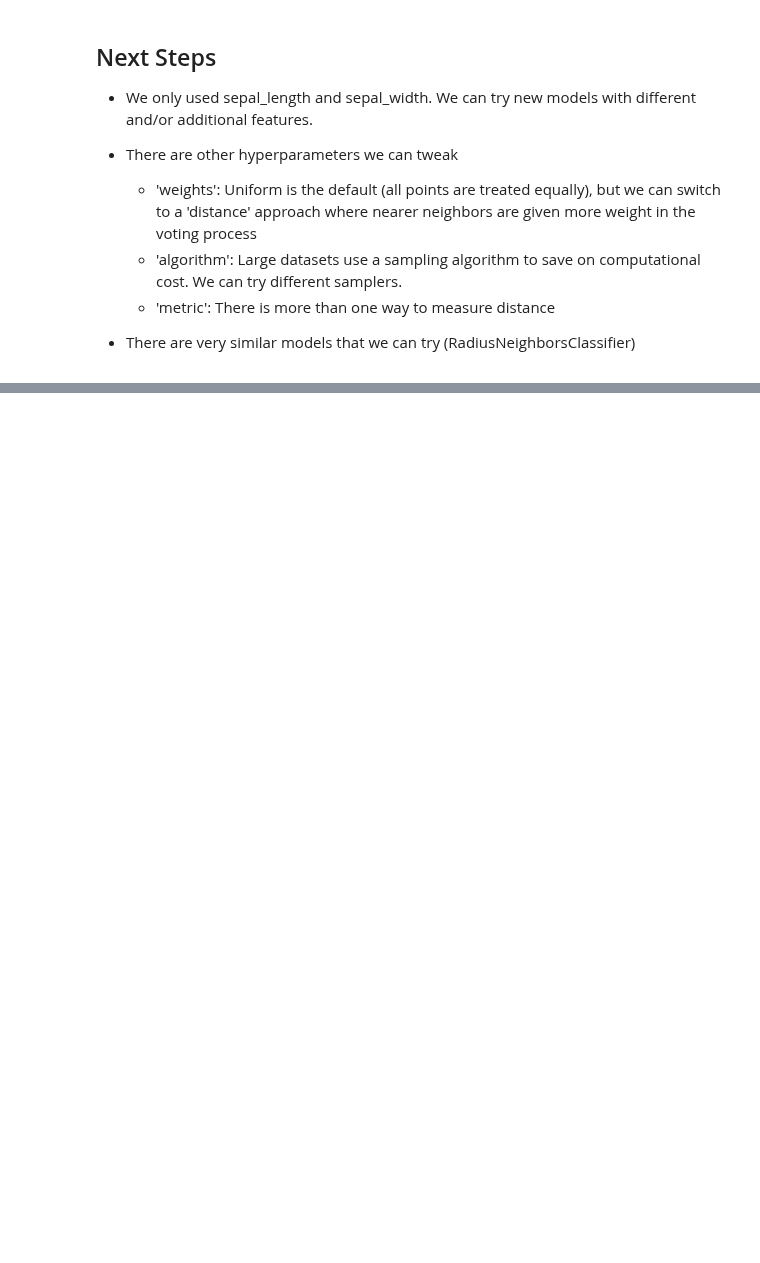
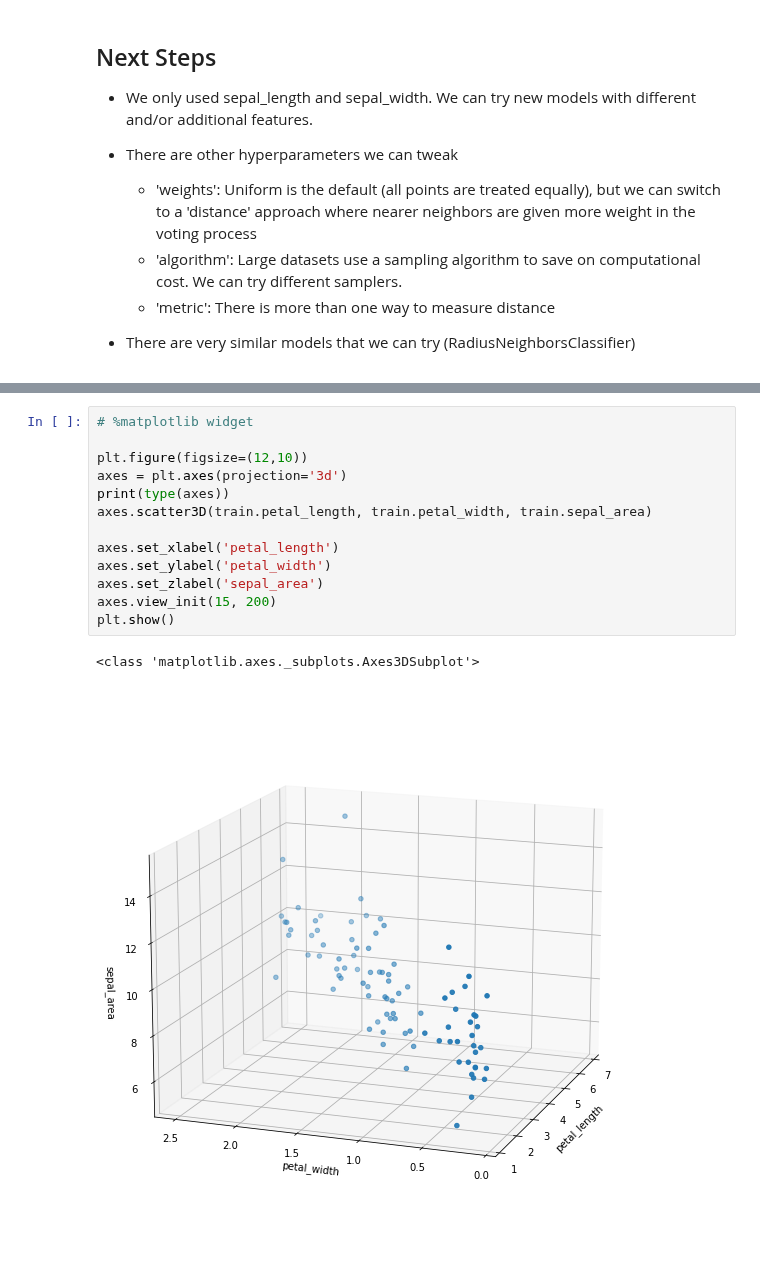
Before and after one commit to David-Howell/classification-exercises, a Jupyter notebook: k_nearest_neighbors_lesson_notes.ipynb, the cells around one changed output, grey strips where cells are left out. Cells and saved outputs as stored; diff of their text form; blank space fills up the shorter version.

```diff
--- a/k_nearest_neighbors_lesson_notes.ipynb
+++ b/k_nearest_neighbors_lesson_notes.ipynb
@@ -284,0 +356,16 @@ _________________________________________________________
+# %%
+# %matplotlib widget
+
+plt.figure(figsize=(12,10))
+axes = plt.axes(projection='3d')
+print(type(axes))
+axes.scatter3D(train.petal_length, train.petal_width, train.sepal_area)
+
+axes.set_xlabel('petal_length')
+axes.set_ylabel('petal_width')
+axes.set_zlabel('sepal_area')
+axes.view_init(15, 200)
+plt.show()
+# %% [output]
+<class 'matplotlib.axes._subplots.Axes3DSubplot'>
+[figure, added]
```
Also changed, not shown: parts of 30 cells of this notebook.
